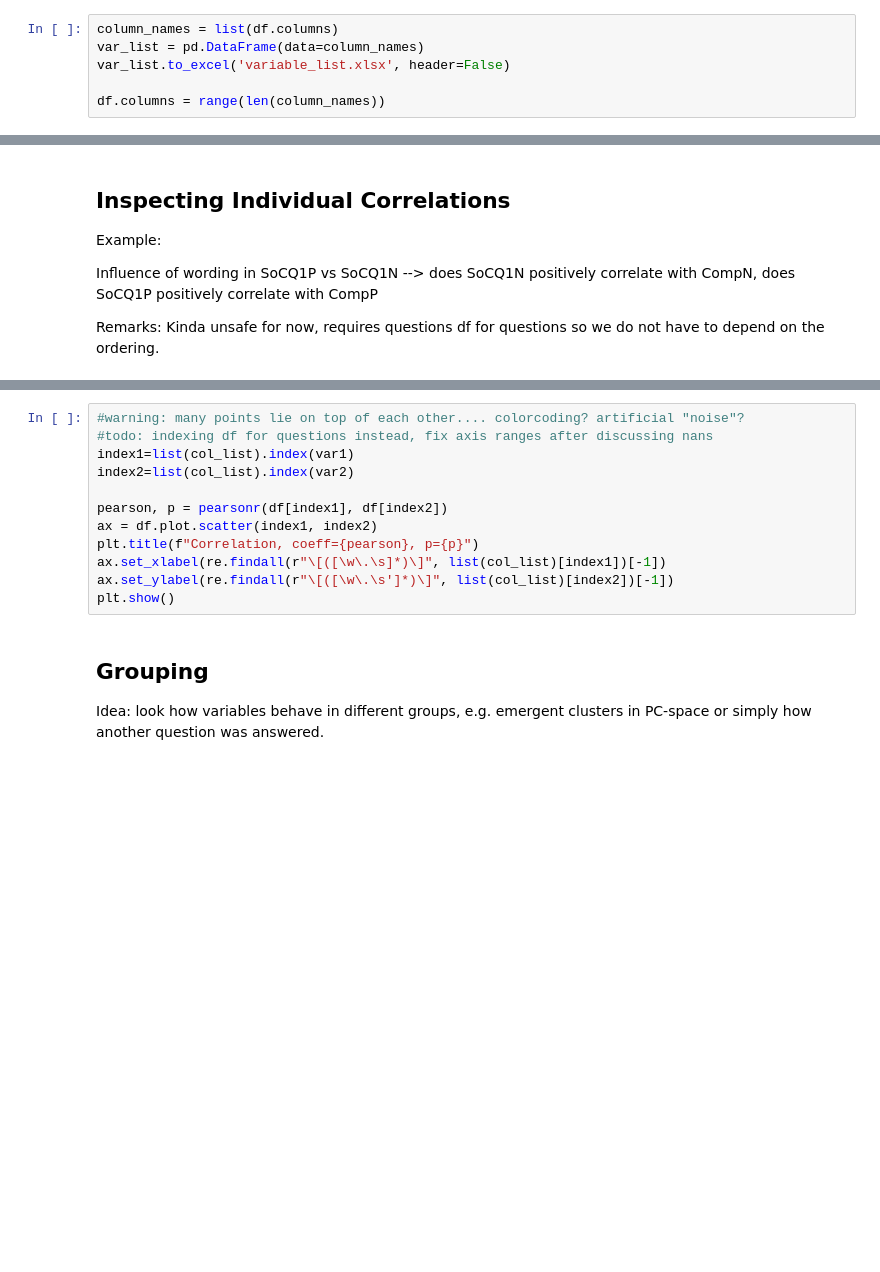
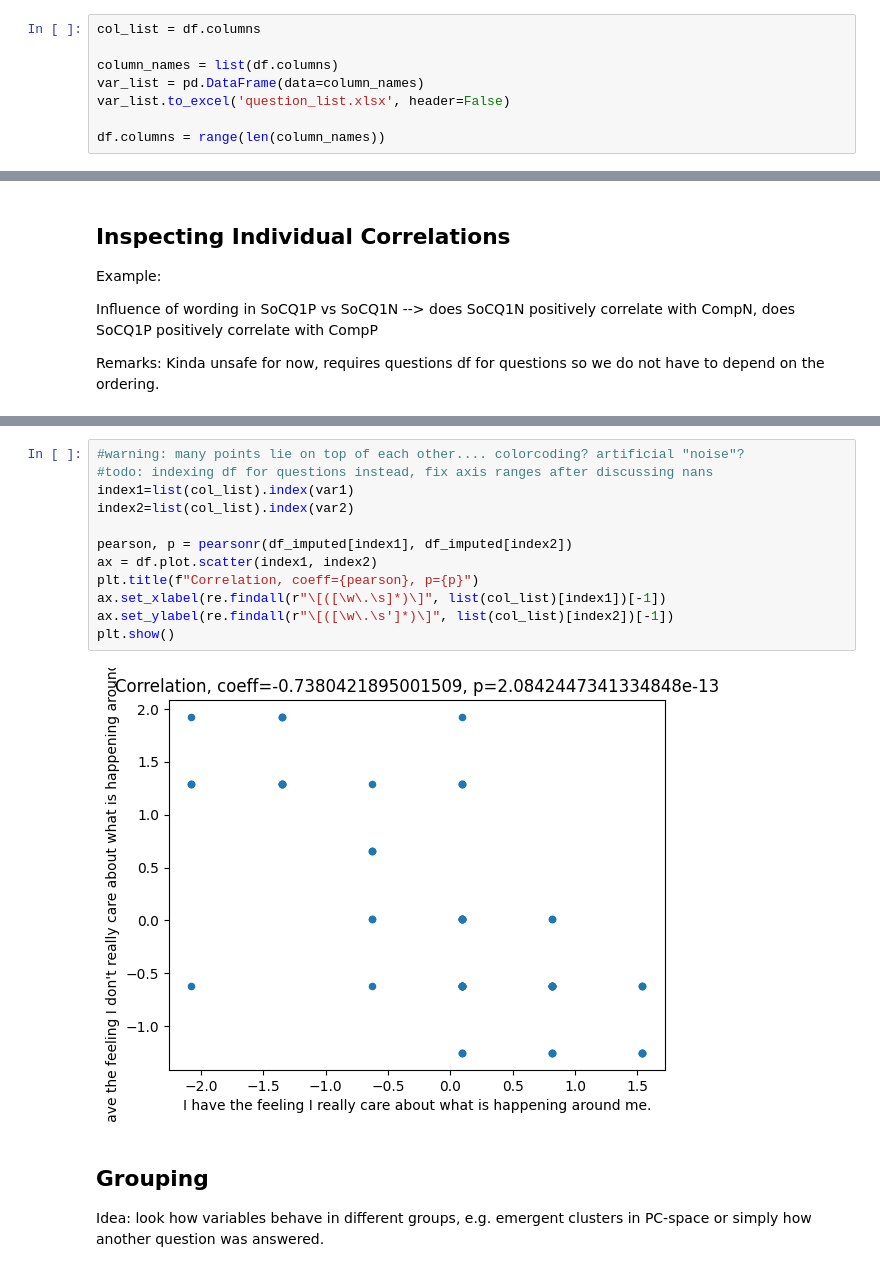
Before and after one commit to msokol99/Wellbeing-data-analysis, a Jupyter notebook: data-analysis.ipynb, the cells around one changed output, grey strips where cells are left out. Cells and saved outputs as stored; diff of their text form; blank space fills up the shorter version.

```diff
--- a/data-analysis.ipynb
+++ b/data-analysis.ipynb
@@ -205,9 +240,11 @@ df.drop(columns='id. Response ID', inplace=True)
 # %% [markdown]
 ### Saving columns of the final df
 # %%
+col_list = df.columns
+
 column_names = list(df.columns)
 var_list = pd.DataFrame(data=column_names)
-var_list.to_excel('variable_list.xlsx', header=False)
+var_list.to_excel('question_list.xlsx', header=False)
 
 df.columns = range(len(column_names))
 # %% [markdown]
@@ -400,15 +423,17 @@ TypeError: argument of type 'int' is not iterable
 # %%
 #warning: many points lie on top of each other.... colorcoding? artificial "noise"?
 #todo: indexing df for questions instead, fix axis ranges after discussing nans
 index1=list(col_list).index(var1)
 index2=list(col_list).index(var2)
 
-pearson, p = pearsonr(df[index1], df[index2])
+pearson, p = pearsonr(df_imputed[index1], df_imputed[index2])
 ax = df.plot.scatter(index1, index2)
 plt.title(f"Correlation, coeff={pearson}, p={p}")
 ax.set_xlabel(re.findall(r"\[([\w\.\s]*)\]", list(col_list)[index1])[-1])
 ax.set_ylabel(re.findall(r"\[([\w\.\s']*)\]", list(col_list)[index2])[-1])
 plt.show()
+# %% [output]
+[figure, added]
 # %% [markdown]
 ## Grouping
 Idea: look how variables behave in different groups, e.g. emergent clusters in PC-space or simply how another question was answered.
```
Also changed, not shown: parts of 19 cells of this notebook, 8 other files.
